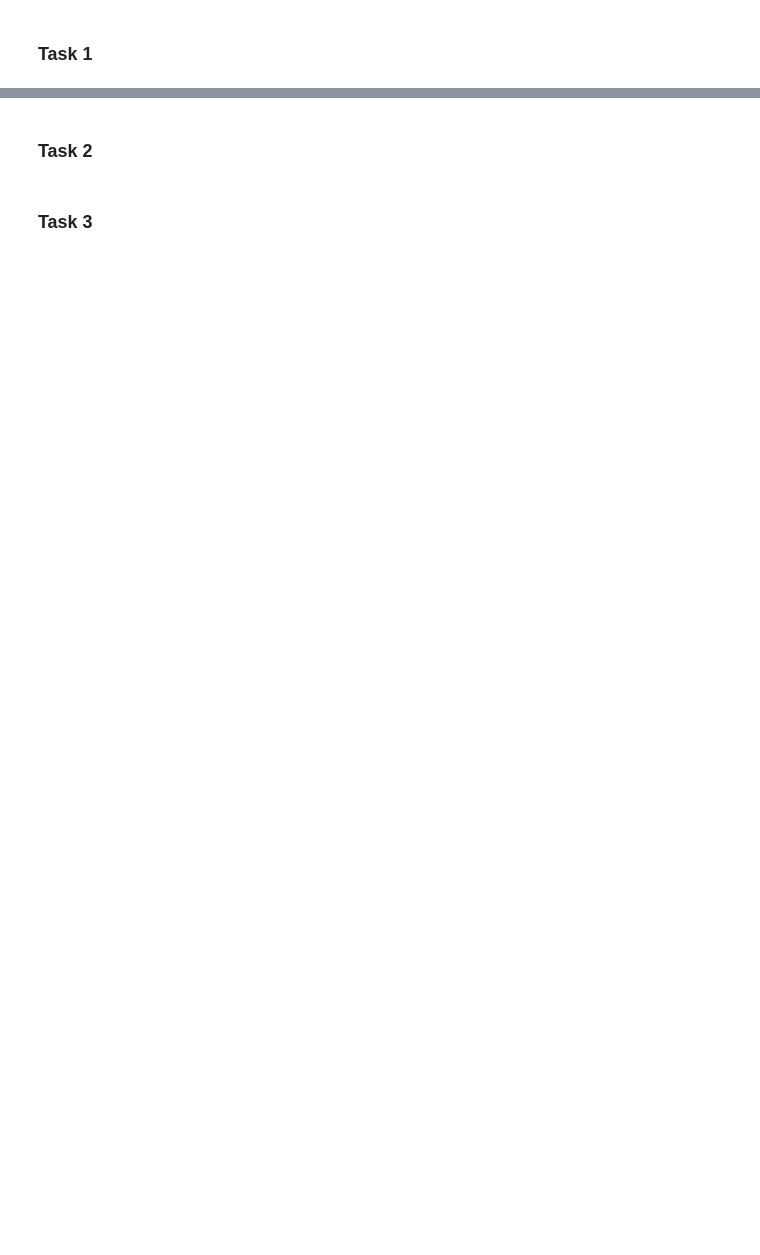
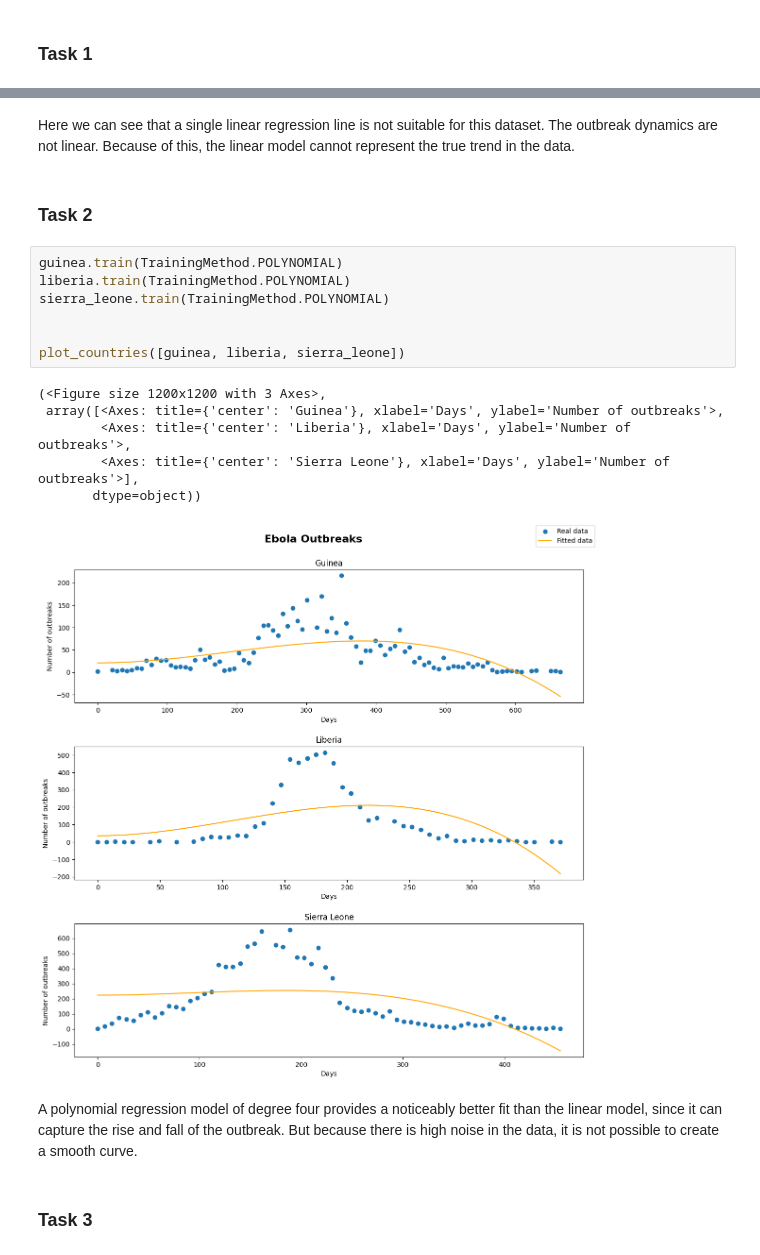
Before and after one commit to OleLB/MOD300_project4, a Jupyter notebook: Report.ipynb, the cells around one changed output, grey strips where cells are left out. Cells and saved outputs as stored; diff of their text form; blank space fills up the shorter version.

```diff
--- a/Report.ipynb
+++ b/Report.ipynb
@@ -227,4 +255,22 @@ If we care about the colors of the different regions the cluster based on the no
+# %% [markdown]
+Here we can see that a single linear regression line is not suitable for this dataset. The outbreak dynamics are not linear. Because of this, the linear model cannot represent the true trend in the data.
 # %% [markdown]
 ### Task 2
+# %%
+guinea.train(TrainingMethod.POLYNOMIAL)
+liberia.train(TrainingMethod.POLYNOMIAL)
+sierra_leone.train(TrainingMethod.POLYNOMIAL)
+
+
+plot_countries([guinea, liberia, sierra_leone])
+# %% [output]
+(<Figure size 1200x1200 with 3 Axes>,
+ array([<Axes: title={'center': 'Guinea'}, xlabel='Days', ylabel='Number of outbreaks'>,
+        <Axes: title={'center': 'Liberia'}, xlabel='Days', ylabel='Number of outbreaks'>,
+        <Axes: title={'center': 'Sierra Leone'}, xlabel='Days', ylabel='Number of outbreaks'>],
+       dtype=object))
+[figure, added]
+# %% [markdown]
+A polynomial regression model of degree four provides a noticeably better fit than the linear model, since it can capture the rise and fall of the outbreak. But because there is high noise in the data, it is not possible to create a smooth curve.
 # %% [markdown]
 ### Task 3
```
Also changed, not shown: parts of 8 cells of this notebook, 1 other file.
